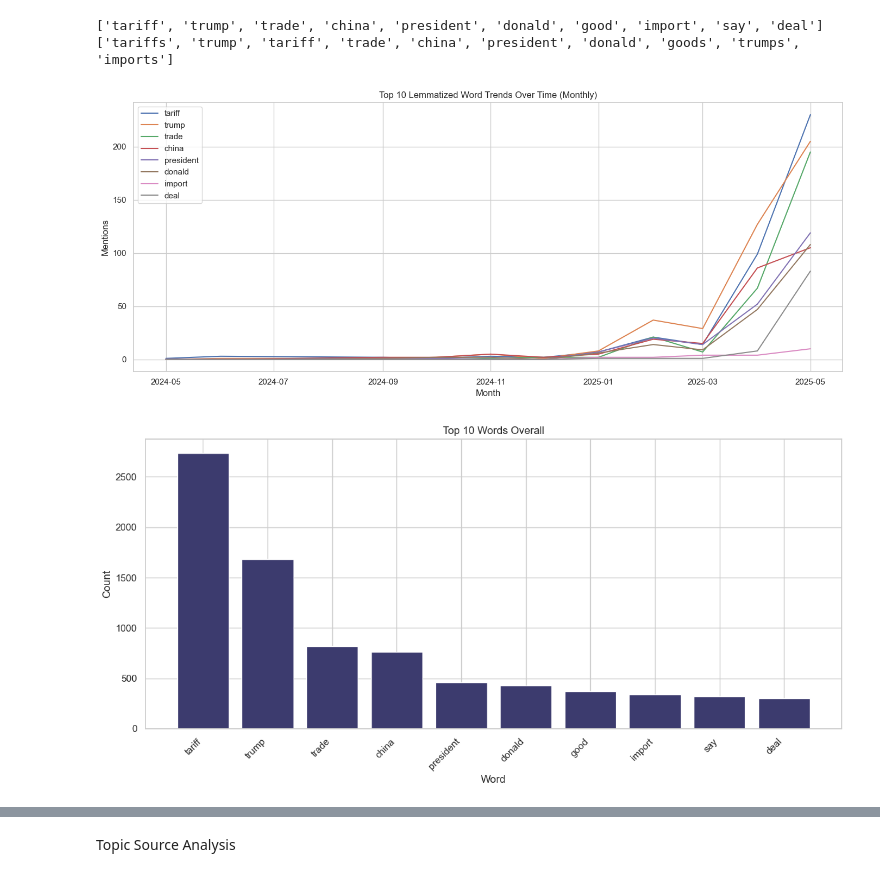
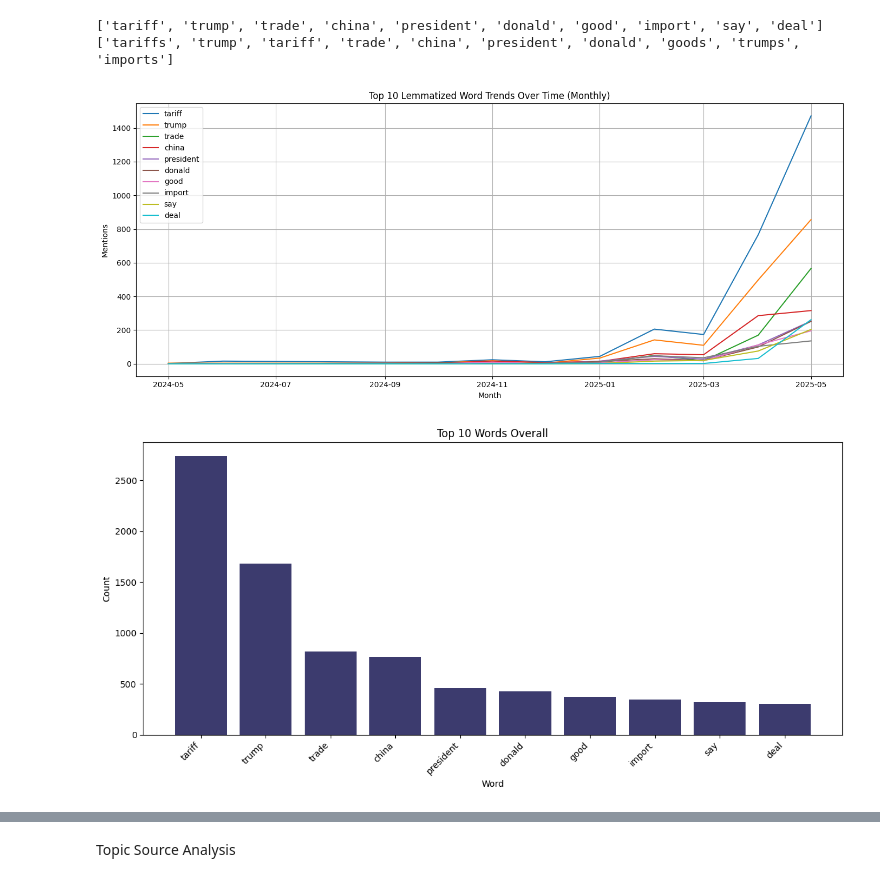
Before and after one commit to yuurisha/TradeWars, a Jupyter notebook: Yourisha_SentimentAnalysis.ipynb, the cells around one changed output, grey strips where cells are left out. Saved outputs shown, nothing was run; the diff lists cells and outputs as text; code cells hidden in the pictures.

```diff
--- a/Yourisha_SentimentAnalysis.ipynb
+++ b/Yourisha_SentimentAnalysis.ipynb
@@ -392,11 +396,0 @@ Top 100 Words: ['tariffs', 'trump', 'tariff', 'trade', 'china', 'president', 'do
-# %%
-df['published_date'] = pd.to_datetime(df['published_date'])
-df['Month'] = df['published_date'].dt.to_period('M')
-
-# Create column for each top word
-for word in top_10_words:
-    df[word] = df['clean_text'].apply(lambda x: word in x.split())
-
-# Group by month and count
-word_trends = df.groupby('Month')[top_10_words].sum()
-word_trends.index = word_trends.index.to_timestamp()
@@ -425,21 +417,34 @@ print(top_10_words)
 ['tariff', 'trump', 'trade', 'china', 'president', 'donald', 'good', 'import', 'say', 'deal']
 ['tariffs', 'trump', 'tariff', 'trade', 'china', 'president', 'donald', 'goods', 'trumps', 'imports']
 # %%
+# Compute monthly trends for top 10 lemmatized words
+# Create a DataFrame with months as index and top 10 lemmas as columns
+word_trends = (
+    df.explode('lemmas')
+      .groupby(['Month', 'lemmas'])
+      .size()
+      .unstack(fill_value=0)
+      .reindex(columns=top_10_lemmas, fill_value=0)
+)
+
+# Convert PeriodIndex to timestamp for plotting
+word_trends.index = word_trends.index.to_timestamp()
+
 import matplotlib.pyplot as plt
 plt.figure(figsize=(14, 6))
 for lemma in top_10_lemmas:
     if lemma in word_trends.columns:
         plt.plot(word_trends.index, word_trends[lemma], label=lemma)
 
 plt.title("Top 10 Lemmatized Word Trends Over Time (Monthly)")
 plt.xlabel("Month")
 plt.ylabel("Mentions")
 plt.legend()
 plt.grid(True)
 plt.tight_layout()
 plt.show()
 # %% [output]
-[figure, old version]
+[figure, new version]
 # %%
 # Get counts for top 10 lemmatized words
 lemma_counts = Counter(all_lemmas)
@@ -455,7 +460,7 @@ plt.xticks(rotation=45, ha='right')
 plt.tight_layout()
 plt.show()
 # %% [output]
-[figure, old version]
+[figure, new version]
 # %%
 import pandas as pd
 import nltk
```
Also changed, not shown: parts of 22 cells of this notebook.
